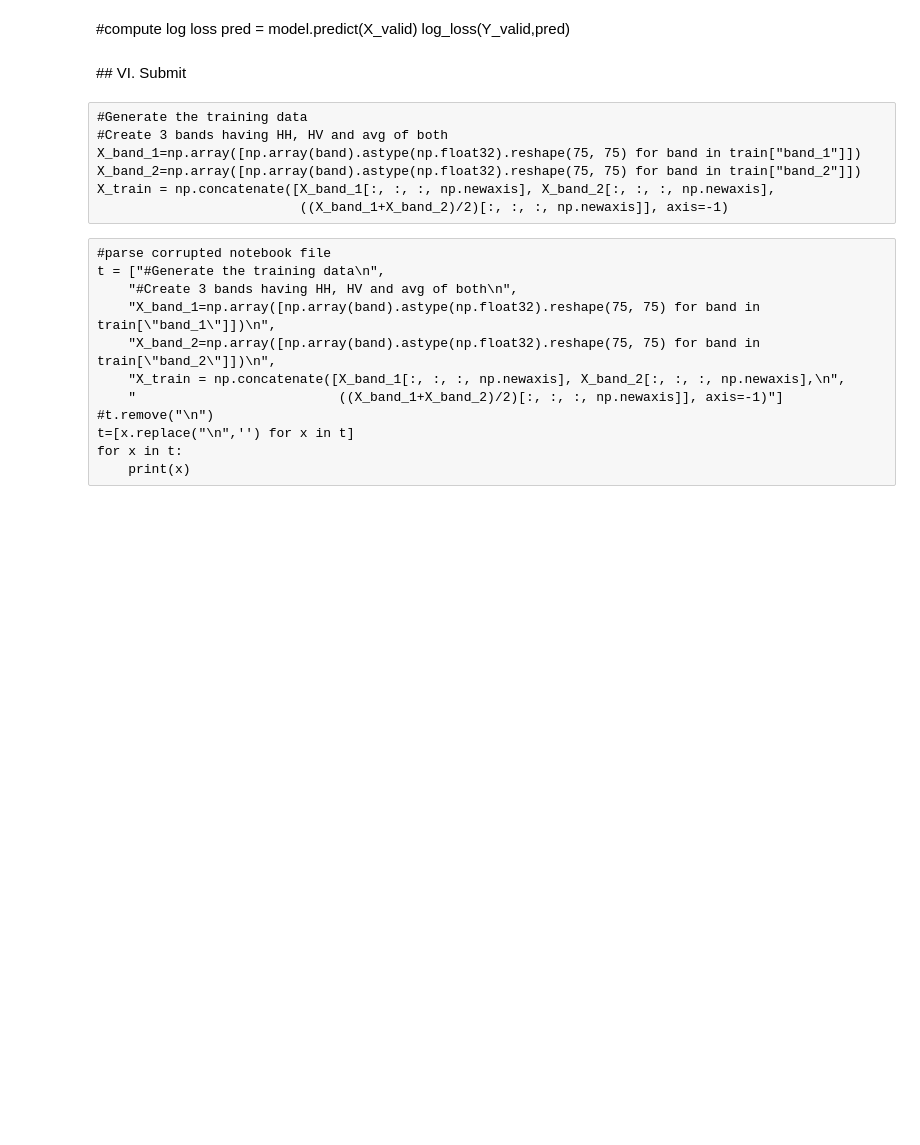
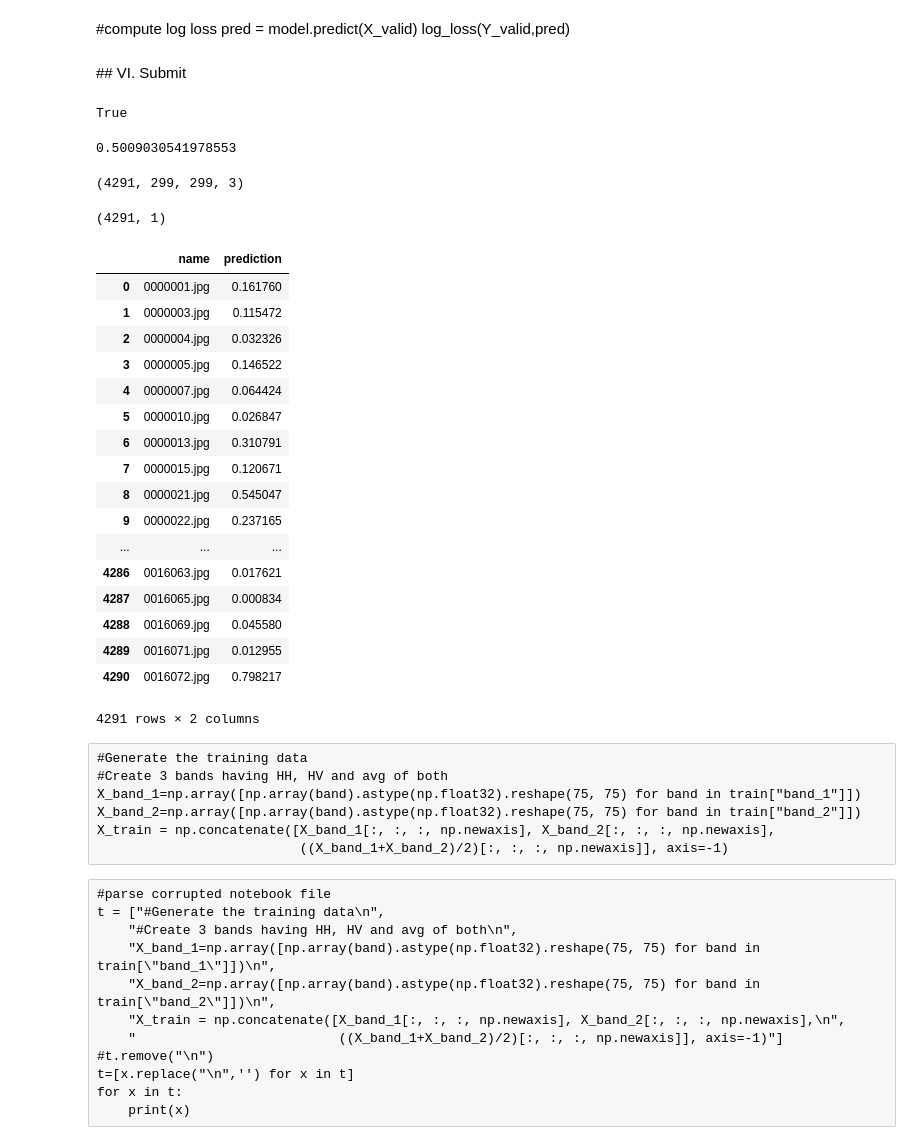
Before and after one commit to dvp-tran/skin_cancer, a Jupyter notebook: paul/02 [01] - Simple Machine Learning Fine Tune Resnet-Train_full.ipynb, the cells around one changed output. Saved outputs shown, nothing was run; the diff lists cells and outputs as text; code cells hidden in the pictures; blank space fills up the shorter version.

```diff
--- a/paul/02 [01] - Simple Machine Learning Fine Tune Resnet-Train_full.ipynb
+++ b/paul/02 [01] - Simple Machine Learning Fine Tune Resnet-Train_full.ipynb
@@ -419,7 +384,7 @@ tsne_feats = t_sne_vis(name, base_model_, X_valid, np.random.RandomState(42), Y_
 # %% [markdown]
 ## V. Evaluate Model
 # %%
-model = load_model(weights_path+"BestKerasResnet50_flat_2_full.h5", custom_objects={'sensitivity': sensitivity,
+model = load_model(weights_path+"BestKerasResnet50_flat_3_loss_no_weight_raw.h5", custom_objects={'sensitivity': sensitivity,
                                                                              "specificity":specificity,
                                                                               "loss1":loss1})
 score = model.evaluate(X_train, Y_train, verbose=1)
@@ -476,8 +450,49 @@ pred = model.predict(X_test)
+# %%
+len(test_list) == len(test)
+# %% [output]
+True
+# %%
+test["risk"] = test["risk"].apply(lambda x : float(x.replace(",",".")))
+test.risk.mean()
+# %% [output]
+0.5009030541978553
+# %%
+submission = pd.DataFrame()
+submission["name"] = test.name
+
+X_test = np.array([np.array(Image.open("../data/resized_test/"+fname)) for fname in test.name])
+X_test.shape
+# %% [output]
+(4291, 299, 299, 3)
 # %%
-submission = pd.Dataframe()
-submission["name"] = test_list
+pred = model.predict(X_test)
+print(pred.shape)
+
 submission["prediction"] = pred
 submission.to_csv("submission_Resnet50_finetu.csv",index=False,sep=";")
+# %% [output]
+(4291, 1)
+# %%
+submission
+# %% [output]
+|  | name | prediction |
+| 0 | 0000001.jpg | 0.161760 |
+| 1 | 0000003.jpg | 0.115472 |
+| 2 | 0000004.jpg | 0.032326 |
+| 3 | 0000005.jpg | 0.146522 |
+| 4 | 0000007.jpg | 0.064424 |
+| 5 | 0000010.jpg | 0.026847 |
+| 6 | 0000013.jpg | 0.310791 |
+| 7 | 0000015.jpg | 0.120671 |
+| 8 | 0000021.jpg | 0.545047 |
+| 9 | 0000022.jpg | 0.237165 |
+| ... | ... | ... |
+| 4286 | 0016063.jpg | 0.017621 |
+| 4287 | 0016065.jpg | 0.000834 |
+| 4288 | 0016069.jpg | 0.045580 |
+| 4289 | 0016071.jpg | 0.012955 |
+| 4290 | 0016072.jpg | 0.798217 |
+4291 rows × 2 columns
 # %% [raw]
 #Generate the training data
 #Create 3 bands having HH, HV and avg of both
```
Also changed, not shown: parts of 16 cells of this notebook, 3 other files.
